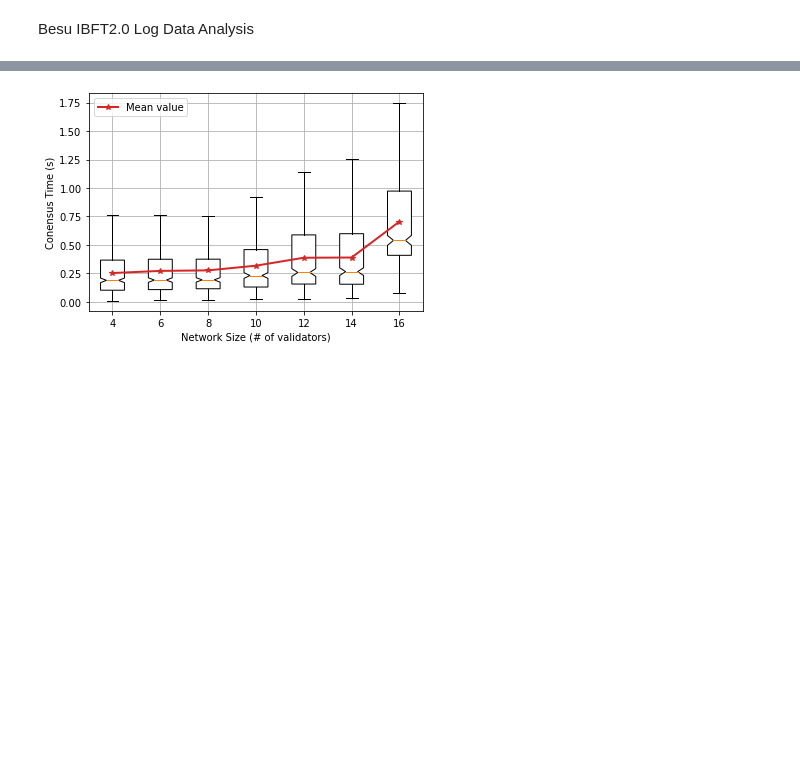
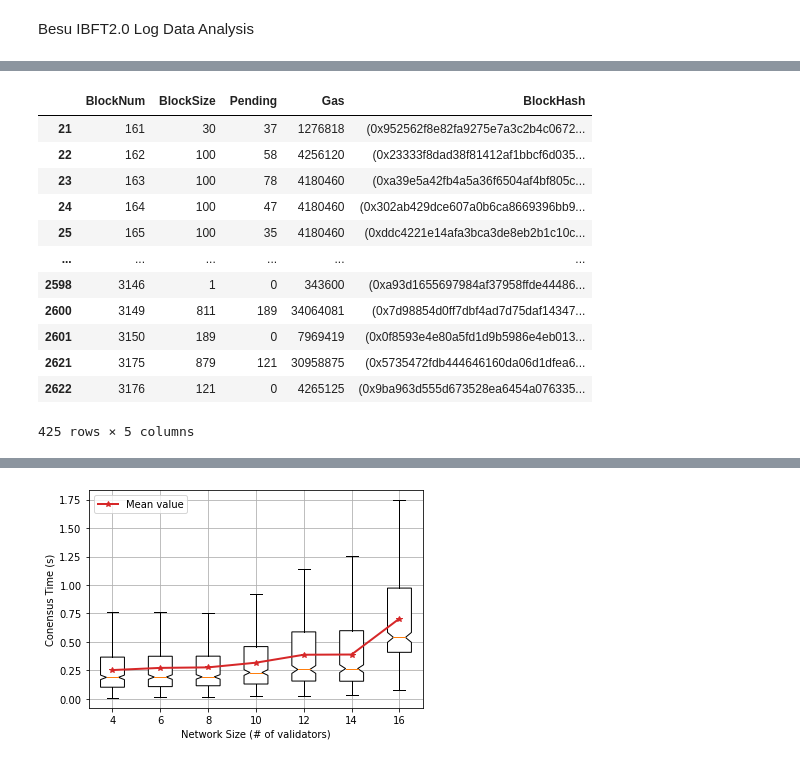
Before and after one commit to CaixiangFan/besu-benchmark, a Jupyter notebook: src/log_analysis.ipynb, the cells around one changed output, grey strips where cells are left out. Cells and saved outputs as stored; diff of their text form; code cells hidden in the pictures; blank space fills up the shorter version.

```diff
--- a/src/log_analysis.ipynb
+++ b/src/log_analysis.ipynb
@@ -216,0 +203,48 @@ consensus_time16 = cal_consensus_time(df16)
+# %%
+logpaths = {'4nodes': '/home/ubuntu/mnt/experiments_bpet/data/logs-20220413-014843',
+            '6nodes': '/home/ubuntu/mnt/experiments_bpet/data/logs-20220413-081140',
+            '8nodes': '/home/ubuntu/mnt/experiments_bpet/data/logs-20220415-014032',
+            '10nodes': '/home/ubuntu/mnt/experiments_bpet/data/logs-20220413-115205',
+            '12nodes': '/home/ubuntu/mnt/experiments_bpet/data/logs-20220413-172225',
+            '14nodes': '/home/ubuntu/mnt/experiments_bpet/data/logs-20220413-215954',
+            '16nodes': '/home/ubuntu/mnt/experiments_bpet/data/logs-20220414-024212',
+            '20nodes': '/home/ubuntu/mnt/experiments_bpet/data/logs-20220502-194521',
+            '24nodes': '/home/ubuntu/mnt/experiments_bpet/data/logs-20220502-194521',
+            '28nodes': '/home/ubuntu/mnt/experiments_bpet/data/logs-20220502-194521',}
+def load_log_to_df(logpath):
+    files = [file for file in os.listdir(logpath) if 'besu' in file and '.log' in file]
+    df_list = []
+    for file in files:
+        logfile = os.path.join(logpath, file)
+        node_num = int(file.split('.')[0].split('-')[1])
+        df = load_log(logfile)
+        df['Node'] = node_num
+        df_list.append(df)
+    df = pd.concat(df_list)
+    df_non_empty_blksize = get_non_empty_block_df(logfile)
+    df_ne_blktime = df[df.Sequence.isin(df_non_empty_blksize.BlockNum.values)]
+    # df_em_blktime = df[~df.Sequence.isin(df_non_empty_blksize.BlockNum.values)]
+    return df_non_empty_blksize, df_ne_blktime
+
+df4_blksize, df4_blktime = load_log_to_df(logpaths['4nodes'])
+# %%
+logpath = logpaths['4nodes']
+files = [file for file in os.listdir(logpath) if 'besu' in file and '.log' in file]
+log_file = os.path.join(logpath, files[0])
+
+df1 = get_non_empty_block_df(log_file)
+df1.sort_values(by='BlockNum')
+# %% [output]
+|  | BlockNum | BlockSize | Pending | Gas | BlockHash |
+| 21 | 161 | 30 | 37 | 1276818 | (0x952562f8e82fa9275e7a3c2b4c0672... |
+| 22 | 162 | 100 | 58 | 4256120 | (0x23333f8dad38f81412af1bbcf6d035... |
+| 23 | 163 | 100 | 78 | 4180460 | (0xa39e5a42fb4a5a36f6504af4bf805c... |
+| 24 | 164 | 100 | 47 | 4180460 | (0x302ab429dce607a0b6ca8669396bb9... |
+| 25 | 165 | 100 | 35 | 4180460 | (0xddc4221e14afa3bca3de8eb2b1c10c... |
+| ... | ... | ... | ... | ... | ... |
+| 2598 | 3146 | 1 | 0 | 343600 | (0xa93d1655697984af37958ffde44486... |
+| 2600 | 3149 | 811 | 189 | 34064081 | (0x7d98854d0ff7dbf4ad7d75daf14347... |
+| 2601 | 3150 | 189 | 0 | 7969419 | (0x0f8593e4e80a5fd1d9b5986e4eb013... |
+| 2621 | 3175 | 879 | 121 | 30958875 | (0x5735472fdb444646160da06d1dfea6... |
+| 2622 | 3176 | 121 | 0 | 4265125 | (0x9ba963d555d673528ea6454a076335... |
+425 rows × 5 columns
```
Also changed, not shown: parts of 16 cells of this notebook.
